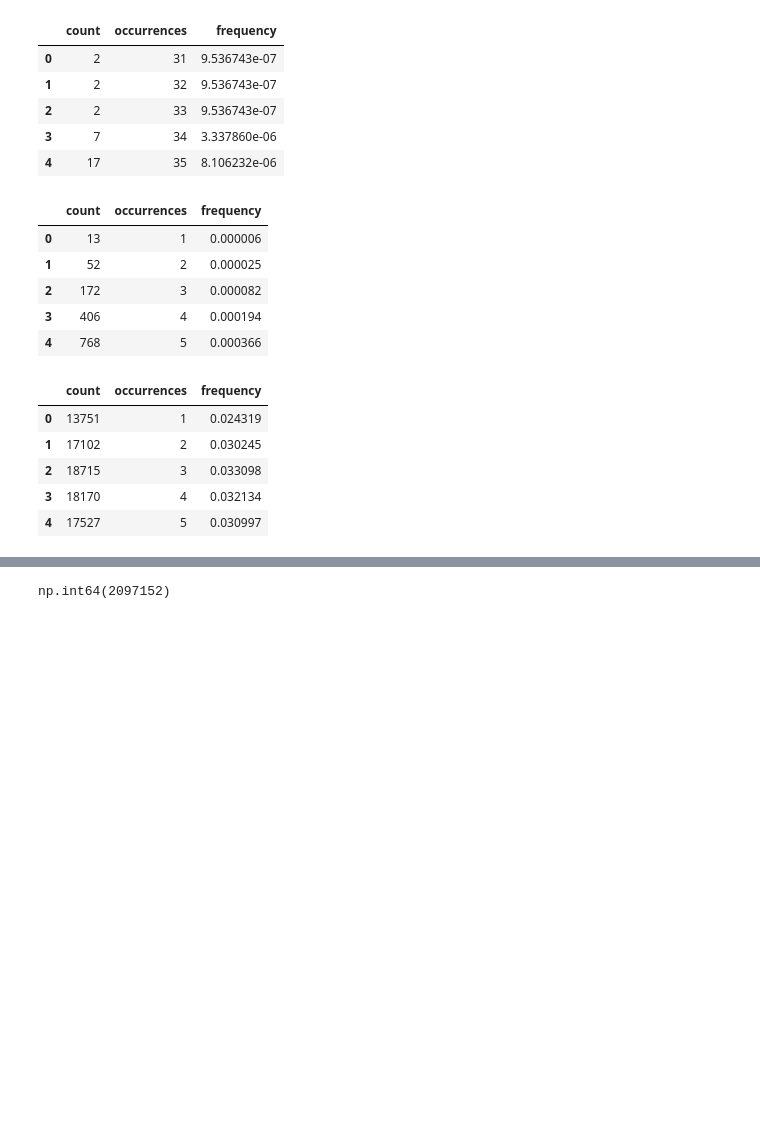
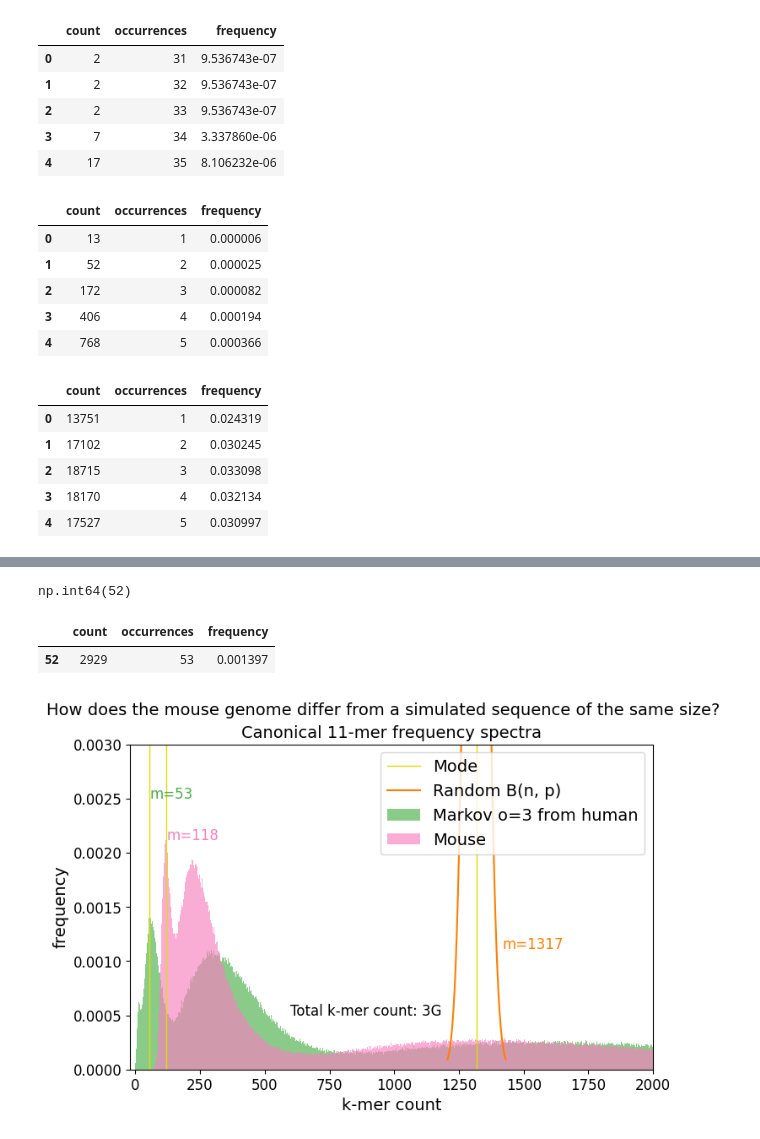
Before and after one commit to eaasna/markov_genome, a Jupyter notebook: kmer_dist.ipynb, the cells around one changed output, grey strips where cells are left out. Drawn from its saved outputs; the diff is of its cells as text; code cells hidden in the pictures; blank space fills up the shorter version.

```diff
--- a/kmer_dist.ipynb
+++ b/kmer_dist.ipynb
@@ -168,0 +178,3 @@ There are 66 k-mers that have a frequency of 5%.
+# %%
+mouse_occ = read_occ_table("data/mouse.k11.tsv")
+mouse_occ.head()
@@ -168,0 +188,3 @@ There are 66 k-mers that have a frequency of 5%.
+# %%
+human_occ = read_occ_table("data/from_human.k11.tsv")
+human_occ.head()
@@ -169,4 +198,63 @@ There are 66 k-mers that have a frequency of 5%.
+# %%
+n = 2762326647
+p = 2/(4**11)
+x = np.arange(binom.ppf(0.001, n, p),
+              binom.ppf(0.999, n, p))
+# %%
+np.argmax(human_occ["count"])
+# %% [output]
+np.int64(52)
+# %%
+human_occ[human_occ["count"] == np.max(human_occ["count"])]
+# %% [output]
+|  | count | occurrences | frequency |
+| 52 | 2929 | 53 | 0.001397 |
 # %%
-np.sum(mason_occ["count"])
+fig, ax = plt.subplots(1)
+fig.set_figheight(5)
+fig.set_figwidth(8)
+fig.suptitle("How does the mouse genome differ from a simulated sequence of the same size?")
+
+plot_abundance(ax, human_occ, 2000, 0.003, "Markov o=3 from human", CB_color_cycle[2])
+#plot_abundance(ax, mason_occ, 200, 0.055, "Random", CB_color_cycle[1])
+plot_abundance(ax, mouse_occ, 2000, 0.003, "Mouse", CB_color_cycle[3])
+
+ab_mode = human_occ["occurrences"][np.argmax(human_occ["count"])]
+ax.axvline(ab_mode, linewidth = 1, label = "Mode", color = CB_color_cycle[8])
+ax.text(ab_mode + 3, 0.0025, "m=" + str(ab_mode), size = SMALL_SIZE, color = CB_color_cycle[2])
+
+ab_mode = mouse_occ["occurrences"][np.argmax(mouse_occ["count"])]
+ax.axvline(ab_mode, linewidth = 1, color = CB_color_cycle[8])
+ax.text(ab_mode + 3, mouse_occ["frequency"][np.argmax(mouse_occ["count"])], "m=" + str(ab_mode), size = SMALL_SIZE, color = CB_color_cycle[3])
+
+ax.plot(x, binom.pmf(x, n, p), color = CB_color_cycle[1], ms=8, label='Random B(n, p)')
+#ax.vlines(x, 0, binom.pmf(x, n, p), color = CB_color_cycle[1], colors='b', lw=5, alpha=0.03, label = "Random B(n, p)")
+ab_mode = int(n * p)
+#ax.axvline(ab_mode, linewidth = 1, color = CB_color_cycle[1], alpha = 0.75)
+ax.axvline(ab_mode, linewidth = 1, color = CB_color_cycle[8])
+ax.text(ab_mode + 100, mouse_occ["frequency"][np.argmax(mouse_occ["count"])] - 0.001, "m=" + str(ab_mode), size = SMALL_SIZE, color = CB_color_cycle[1])
+
+#ab_mode = rand_occ["occurrences"][np.argmax(rand_occ["count"])]
+#ax.axvline(ab_mode, linewidth = 1, color = CB_color_cycle[4], alpha = 0.75)
+
+#ax.text(95, 0.008, "Total k-mer count: 143M", size = XSMALL_SIZE)
+#ax.text(95, 0.004, "E(x)=" + str(round(np.sum(markov_occ["count"] * markov_occ["occurrences"]) / np.sum(markov_occ["count"]))), size = XSMALL_SIZE)
+
+#ax.text(110, 0.005, "Max k-mer count: " + str(np.max(fly_occ["occurrences"])), size = XSMALL_SIZE, color = c_darkgreen)
+#ax.text(110, 0.02, "Total k-mer count: " + str(np.sum(markov_occ["count"] * markov_occ["occurrences"])), size = XSMALL_SIZE, color = CB_color_cycle[6])
+
+ax.text(600, 0.0005, "Total k-mer count: 3G", size = SMALL_SIZE)
+
+ax.set_title("Canonical 11-mer frequency spectra")
+
+ax.legend(loc = "upper right")
+ax.set_xlabel("k-mer count")
+ax.set_ylabel("frequency")
+
+#handles, labels = ax1.get_legend_handles_labels()
+#fig.legend(handles, labels, bbox_to_anchor=(0.935,0.75))
+
+fig.savefig('mouse_vs_human.pdf', dpi = 200)
+plt.show()
 # %% [output]
-np.int64(2097152)
+[figure, added]
```
Also changed, not shown: parts of 6 cells of this notebook, 1 other file.
